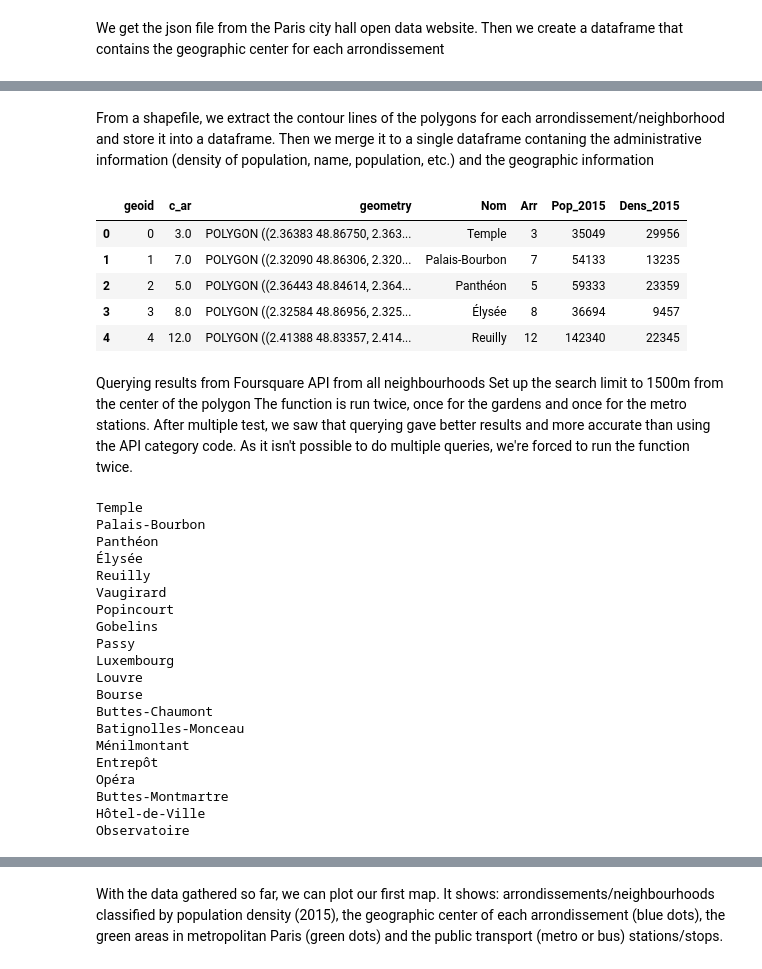
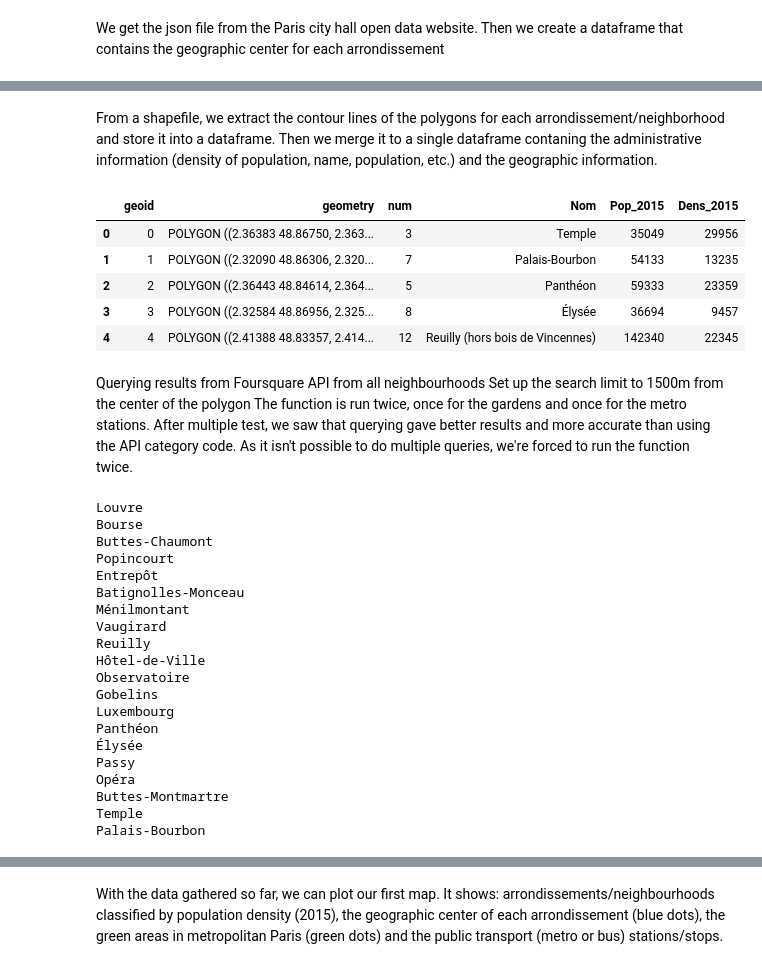
Before and after one commit to rubengrd/Coursera_project_Paris_parks, a Jupyter notebook: Capstone notebook.ipynb, the cells around one changed output, grey strips where cells are left out. Drawn from its saved outputs; the diff is of its cells as text; code cells hidden in the pictures.

Commit message:
Modified version of the notebook
Small modification on handling data and creation of dataframes

```diff
--- a/Capstone notebook.ipynb
+++ b/Capstone notebook.ipynb
@@ -59,7 +60,7 @@ admi_sel = pd.DataFrame(columns = cols)
 admi_sel['Pop_2015']=admi['Population (municipale pour 2010 et 2015)']['2015']
 admi_sel['Dens_2015']=admi['Densité (hab./km²)']['2015']
 admi_sel['Nom']=admi['Nom']['Nom']
-admi_sel['Arr']=range(1, 1+len(admi_sel)) # Add a consecutive series of numbers from 1 to 20 which corresponds to the arrondissement number
+admi_sel['num']=range(1, 1+len(admi_sel)) # Add a consecutive series of numbers from 1 to 20 which corresponds to the arrondissement number
 
 # Converting data from numeric columns into integers manually. The blank space between numbers from wikipedia makes the data not usable
 # There is a lot of documentation about converting obj to int or float, adding characters in strings, etc, but I couldn't find any reference
@@ -67,6 +68,5 @@ admi_sel['Arr']=range(1, 1+len(admi_sel)) # Add a consecutive series of numbers
 admi_sel['Pop_2015'] = [16545,20796,35049,27146,59333,42428,54133,36694,59408,91770,149834,142340,183216,139992,234994,165487,168533,197580,185654,195556]
 admi_sel['Dens_2015'] = [9041,21006,29956,16966,23359,19734,13235,9457,27251,31754,40827,22345,25625,24821,27712,20921,29724,32875,27342,32702]
 
-#print(admi_sel.dtypes)
 admi_sel.sort_values(by='Dens_2015', ascending=False)
 # %% [output]
@@ -123,30 +139,29 @@ coor_c.head()
 # %% [markdown]
-From a shapefile, we extract the contour lines of the polygons for each arrondissement/neighborhood and store it into a dataframe. Then we merge it to a single dataframe contaning the administrative information (density of population, name, population, etc.) and the geographic information
+From a shapefile, we extract the contour lines of the polygons for each arrondissement/neighborhood and store it into a dataframe. Then we merge it to a single dataframe contaning the administrative information (density of population, name, population, etc.) and the geographic information.
 # %%
-# Creating a geodataframe (coor_p) from the arrondissements.shp. It is easier working with shp files than json when handling polygons
+# Creating a geodataframe (coor_p) from the arrondissements.shp. It is easier to work with shp files than json when handling polygons
 arr_fp = "C:/Users/Utilisateur/Documents/Formacion/IBM_datascience/Capstone_project/Final_project/arrondissements.shp"
 coor_p= gpd.read_file(arr_fp)
 coor_p['geometry'] = coor_p['geometry'].to_crs(epsg=4326) #Defining the coordinate refence system (CRS)
 coor_p['geoid'] = coor_p.index.astype(str)
 coor_p = coor_p[['geoid','c_ar','geometry']]
 coor_p_jsontxt = coor_p.to_json()
 
-#Editing the names of columns
-coor_p['Nom'] = coor_c['Nom']
-coor_p['Arr'] = coor_p['c_ar'].astype(int)
+#Editing and dropping columns
+coor_p['num'] = coor_p['c_ar'].astype(int)
+coor_p = coor_p.drop(['c_ar'], axis =1)
 
 # Merging the two dataframes for graphic representation (on population density 2015)
-coor_p=pd.merge(coor_p, admi_sel, on ='Arr', how='left')
-coor_p = coor_p.drop(['Nom_y'], axis =1)
-coor_p = coor_p.rename(columns={'Nom_x':'Nom'} )
+coor_p=pd.merge(coor_p, admi_sel, on ='num', how='left')
+
 coor_p.head()
 # %% [output]
-|  | geoid | c_ar | geometry | Nom | Arr | Pop_2015 | Dens_2015 |
-| 0 | 0 | 3.0 | POLYGON ((2.36383 48.86750, 2.363... | Temple | 3 | 35049 | 29956 |
-| 1 | 1 | 7.0 | POLYGON ((2.32090 48.86306, 2.320... | Palais-Bourbon | 7 | 54133 | 13235 |
-| 2 | 2 | 5.0 | POLYGON ((2.36443 48.84614, 2.364... | Panthéon | 5 | 59333 | 23359 |
-| 3 | 3 | 8.0 | POLYGON ((2.32584 48.86956, 2.325... | Élysée | 8 | 36694 | 9457 |
-| 4 | 4 | 12.0 | POLYGON ((2.41388 48.83357, 2.414... | Reuilly | 12 | 142340 | 22345 |
+|  | geoid | geometry | num | Nom | Pop_2015 | Dens_2015 |
+| 0 | 0 | POLYGON ((2.36383 48.86750, 2.363... | 3 | Temple | 35049 | 29956 |
+| 1 | 1 | POLYGON ((2.32090 48.86306, 2.320... | 7 | Palais-Bourbon | 54133 | 13235 |
+| 2 | 2 | POLYGON ((2.36443 48.84614, 2.364... | 5 | Panthéon | 59333 | 23359 |
+| 3 | 3 | POLYGON ((2.32584 48.86956, 2.325... | 8 | Élysée | 36694 | 9457 |
+| 4 | 4 | POLYGON ((2.41388 48.83357, 2.414... | 12 | Reuilly (hors bois de Vincennes) | 142340 | 22345 |
 # %%
 VERSION = '20180605' # Foursquare API version
 LIMIT = 100 # A default Foursquare API limit value
@@ -198,31 +213,31 @@ def getNearbyVenues(names, latitudes, longitudes, radius=1500):
 
     return(nearby_venues)
 # %%
-garden_venues = getNearbyVenues(names=coor_c['Nom'],
-                                   latitudes=coor_c['Lat'],
-                                   longitudes=coor_c['Lon']
+garden_venues = getNearbyVenues(names=coor_c['name'],
+                                   latitudes=coor_c['lat'],
+                                   longitudes=coor_c['lon']
                                   )
 # %% [output]
-Temple
-Palais-Bourbon
-Panthéon
-Élysée
-Reuilly
-Vaugirard
-Popincourt
-Gobelins
-Passy
-Luxembourg
 Louvre
 Bourse
 Buttes-Chaumont
+Popincourt
+Entrepôt
 Batignolles-Monceau
 Ménilmontant
-Entrepôt
+Vaugirard
+Reuilly
+Hôtel-de-Ville
+Observatoire
+Gobelins
+Luxembourg
+Panthéon
+Élysée
+Passy
 Opéra
 Buttes-Montmartre
-Hôtel-de-Ville
-Observatoire
+Temple
+Palais-Bourbon
 # %%
 #print(garden_venues['Venue Category'].unique())
 #print(garden_venues.shape)
```
Also changed, not shown: parts of 9 cells of this notebook.
